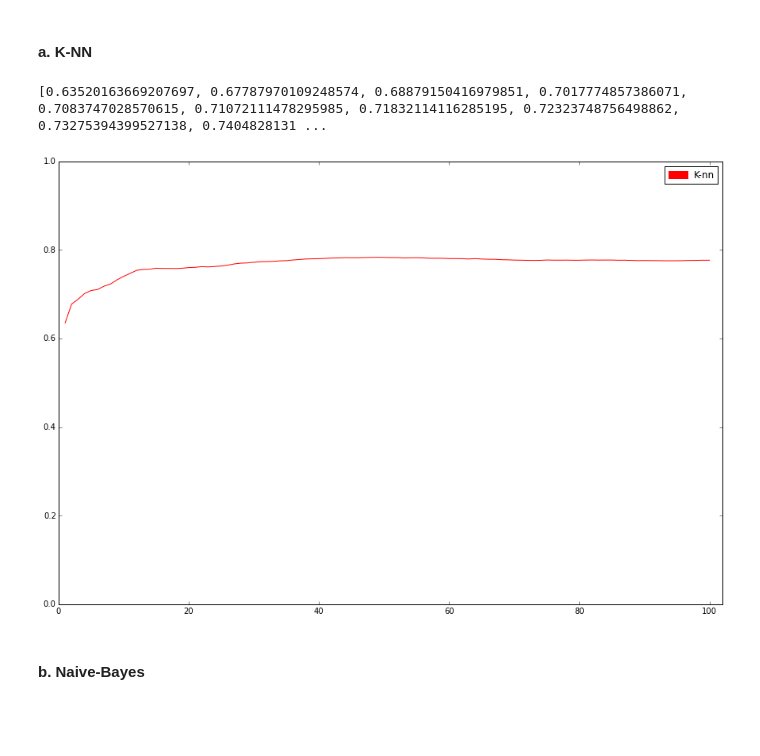
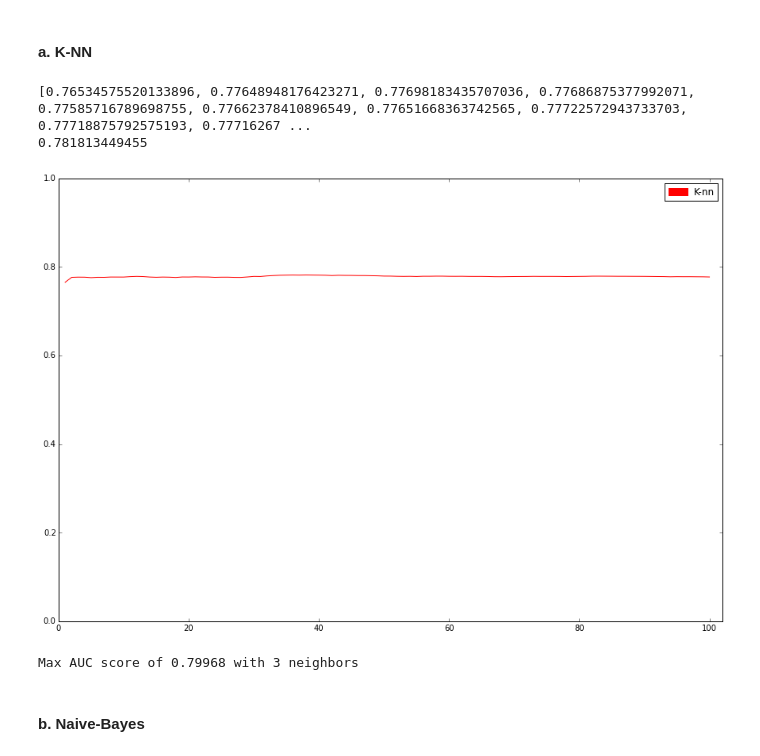
Before and after one commit to MinHyung-Kang/ColoradoEducation, a Jupyter notebook: Binary_Grade_Prediction.ipynb, the cells around one changed output. Saved outputs shown, nothing was run; the diff lists cells and outputs as text; code cells hidden in the pictures; blank space fills up the shorter version.

```diff
--- a/Binary_Grade_Prediction.ipynb
+++ b/Binary_Grade_Prediction.ipynb
@@ -194,42 +251,45 @@ knn_val = []
 
 knnset = [3,4,7]
 knn_features = features[:,knnset]
-
+#knn_features = features
 
 #k-nn
-kf = KFold(len(knn_features_train), n_folds=10)
+kf = KFold(len(knn_features), n_folds=10)
 
 for i in X :
     auc=0
     for train, test in kf :
         knn_features_train, knn_features_test, knn_target_train, knn_target_test = knn_features[train,:], knn_features[test,:], target[train], target[test]
         neigh = KNeighborsClassifier(n_neighbors=i)
         neigh.fit(knn_features_train, knn_target_train)
         prob = neigh.predict_proba(knn_features_test)
         auc += metrics.roc_auc_score(knn_target_test, prob[:,1])
     knn_val.append(auc/10)
 
 #Plot the results
 
 plt.figure(figsize=(15,10))
 plt.axis([0,n+2,0,1])
 
 line_knn_val = plt.plot(X, knn_val, color='red', label = 'K-nn ')
 
 import matplotlib.patches as mpatches
 
 red_patch = mpatches.Patch(color='red', label='K-nn')
 plt.legend(handles=[red_patch])
 
 print knn_val
 print max(knn_val)
 # %% [output]
-[0.63520163669207697, 0.67787970109248574, 0.68879150416979851, 0.7017774857386071, 0.7083747028570615, 0.71072111478295985, 0.71832114116285195, 0.72323748756498862, 0.73275394399527138, 0.7404828131 ...
+[0.76534575520133896, 0.77648948176423271, 0.77698183435707036, 0.77686875377992071, 0.77585716789698755, 0.77662378410896549, 0.77651668363742565, 0.77722572943733703, 0.77718875792575193, 0.77716267 ...
+0.781813449455
-[figure, old version]
+[figure, new version]
 # %%
 knn_max = max(knn_val)
 knn_maxIndex = knn_val.index(knn_max)
 print 'Max AUC score of %1.5f with %d neighbors' %(float(knn_max), knn_maxIndex)
+# %% [output]
+Max AUC score of 0.79968 with 3 neighbors
 # %% [markdown]
 #### b. Naive-Bayes
 # %%
```
Also changed, not shown: parts of 21 cells of this notebook.
